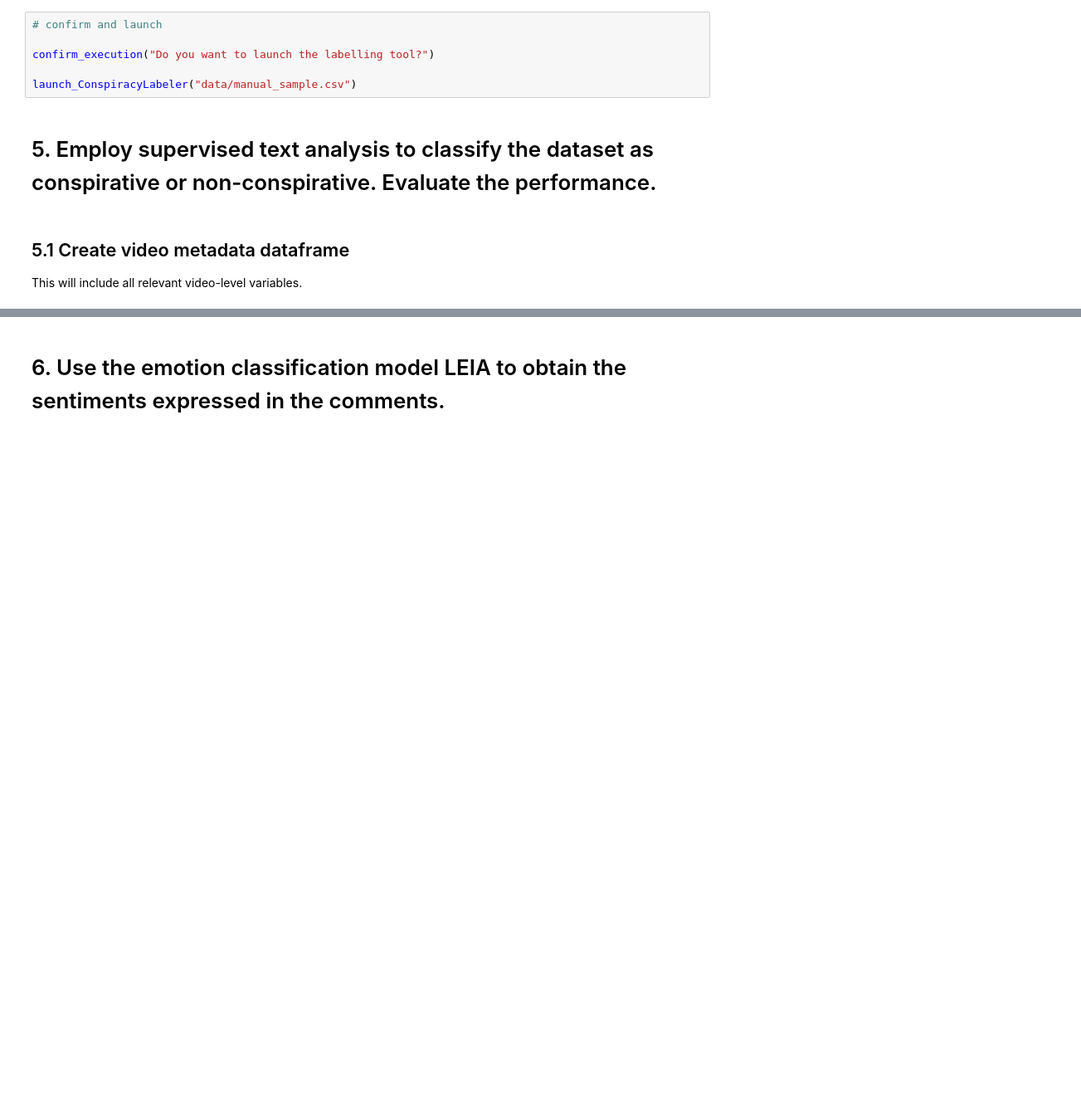
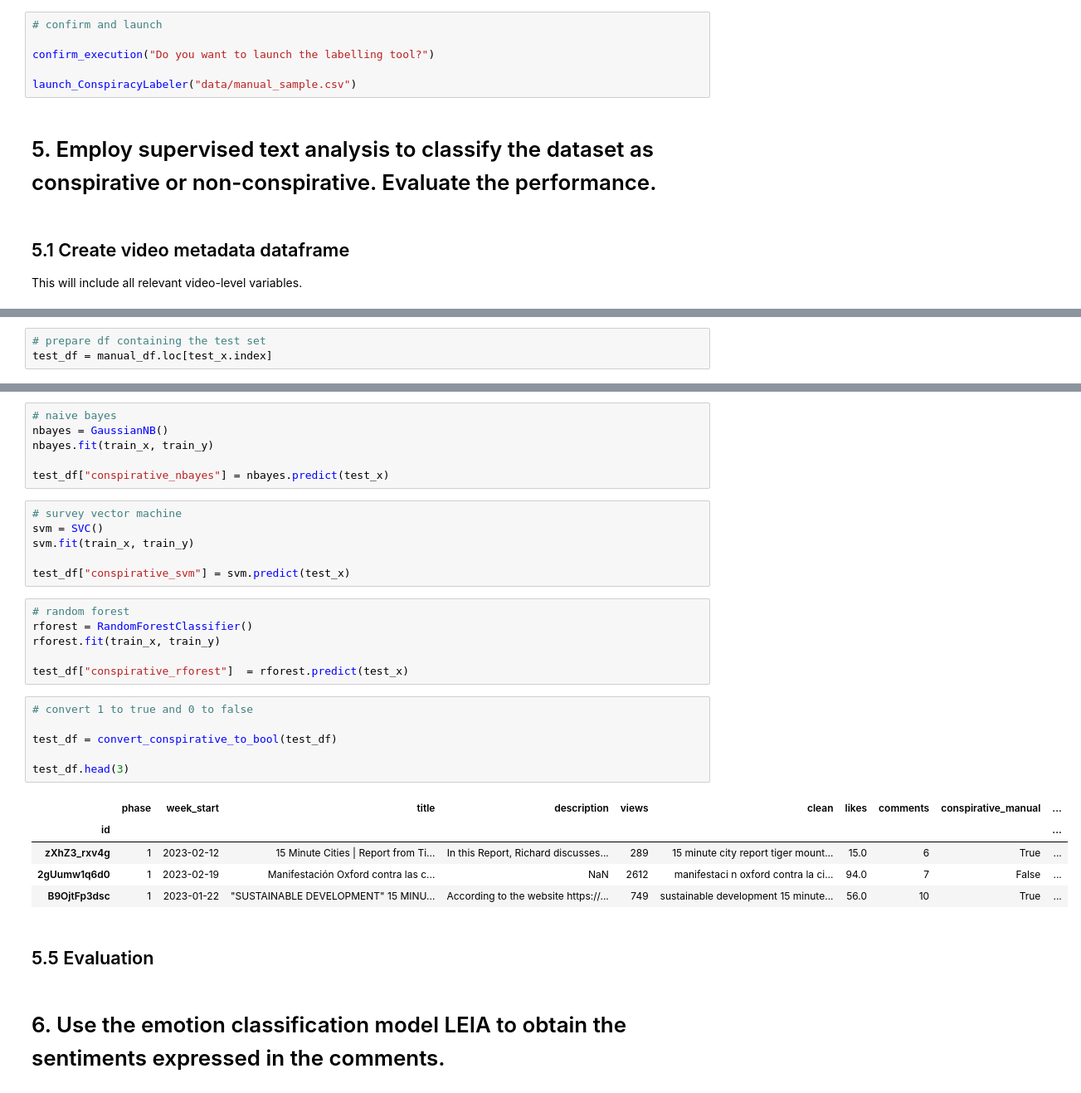
Before and after one commit to julia-king-edu/so-24_smda_project, a Jupyter notebook: data_processing.ipynb, the cells around one changed output, grey strips where cells are left out. Shown at 83% size. Drawn from its saved outputs; the diff is of its cells as text; blank space fills up the shorter version.

```diff
--- a/data_processing.ipynb
+++ b/data_processing.ipynb
@@ -276,0 +433,3 @@ Index(['phase', 'week_start', 'video_id', 'metadata.kind', 'metadata.etag',
+# %%
+# prepare df containing the test set
+test_df = manual_df.loc[test_x.index]
@@ -277,2 +438,34 @@ Index(['phase', 'week_start', 'video_id', 'metadata.kind', 'metadata.etag',
+# %%
+# naive bayes
+nbayes = GaussianNB()
+nbayes.fit(train_x, train_y)
+
+test_df["conspirative_nbayes"] = nbayes.predict(test_x)
+# %%
+# survey vector machine
+svm = SVC()
+svm.fit(train_x, train_y)
+
+test_df["conspirative_svm"] = svm.predict(test_x)
+# %%
+# random forest
+rforest = RandomForestClassifier()
+rforest.fit(train_x, train_y)
+
+test_df["conspirative_rforest"]  = rforest.predict(test_x)
+# %%
+# convert 1 to true and 0 to false
+
+test_df = convert_conspirative_to_bool(test_df)
+
+test_df.head(3)
+# %% [output]
+|  | phase | week_start | title | description | views | clean | likes | comments | conspirative_manual | ... |
+| id |  |  |  |  |  |  |  |  |  | ... |
+| zXhZ3_rxv4g | 1 | 2023-02-12 | 15 Minute Cities | Report from Ti... | In this Report, Richard discusses... | 289 | 15 minute city report tiger mount... | 15.0 | 6 | True | ... |
+| 2gUumw1q6d0 | 1 | 2023-02-19 | Manifestación Oxford contra las c... | NaN | 2612 | manifestaci n oxford contra la ci... | 94.0 | 7 | False | ... |
+| B9OjtFp3dsc | 1 | 2023-01-22 | "SUSTAINABLE DEVELOPMENT" 15 MINU... | According to the website https://... | 749 | sustainable development 15 minute... | 56.0 | 10 | True | ... |
+# %% [markdown]
+## 5.5 Evaluation
 # %% [markdown]
 # 6. Use the emotion classification model LEIA to obtain the sentiments expressed in the comments.
```
Also changed, not shown: parts of 19 cells of this notebook, 5 other files.
